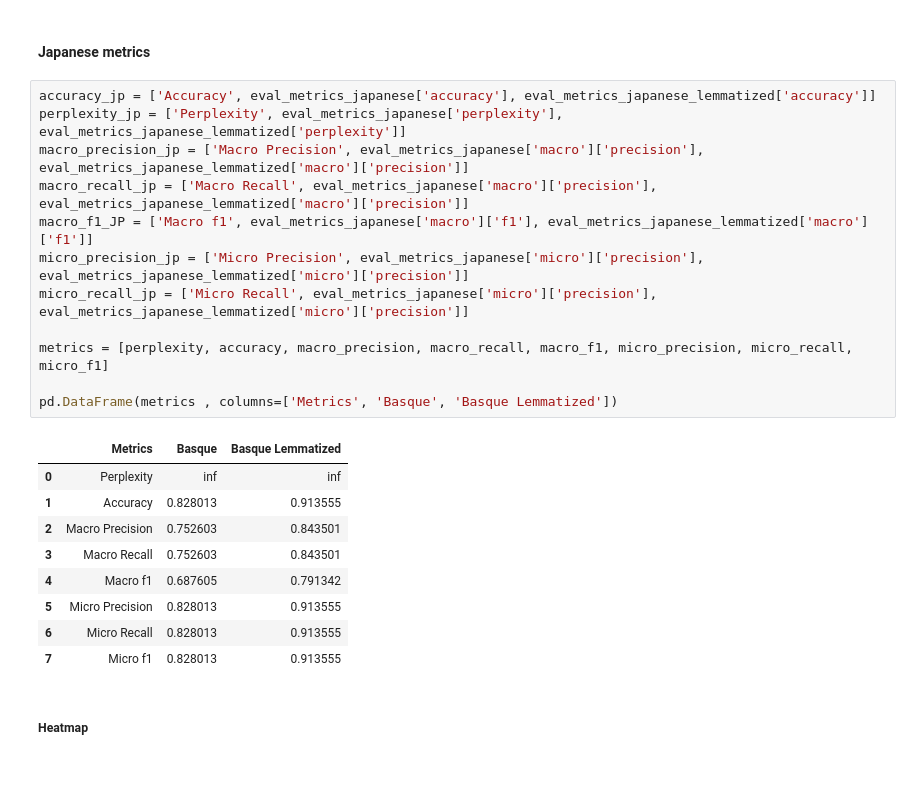
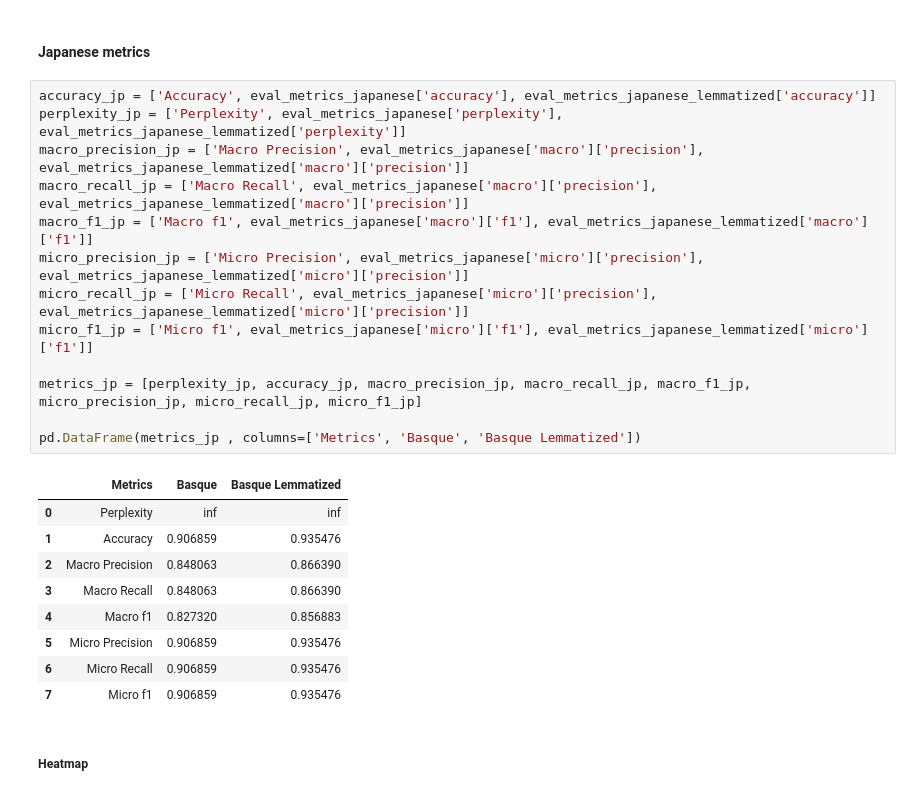
Before and after one commit to Iker0610/Syntax_Proyecto_Grupal_HMM, a Jupyter notebook: notebooks/model_result_analysis.ipynb, the cells around one changed output. Saved outputs shown, nothing was run; the diff lists cells and outputs as text.

Commit message:
Result analysis: japanese error analysis

```diff
--- a/notebooks/model_result_analysis.ipynb
+++ b/notebooks/model_result_analysis.ipynb
@@ -369,25 +386,26 @@ eval_metrics_japanese_lemmatized = evaluate_dataset(japanese_dataset.test.data,
 # %%
 accuracy_jp = ['Accuracy', eval_metrics_japanese['accuracy'], eval_metrics_japanese_lemmatized['accuracy']]
 perplexity_jp = ['Perplexity', eval_metrics_japanese['perplexity'], eval_metrics_japanese_lemmatized['perplexity']]
 macro_precision_jp = ['Macro Precision', eval_metrics_japanese['macro']['precision'], eval_metrics_japanese_lemmatized['macro']['precision']]
 macro_recall_jp = ['Macro Recall', eval_metrics_japanese['macro']['precision'], eval_metrics_japanese_lemmatized['macro']['precision']]
-macro_f1_JP = ['Macro f1', eval_metrics_japanese['macro']['f1'], eval_metrics_japanese_lemmatized['macro']['f1']]
+macro_f1_jp = ['Macro f1', eval_metrics_japanese['macro']['f1'], eval_metrics_japanese_lemmatized['macro']['f1']]
 micro_precision_jp = ['Micro Precision', eval_metrics_japanese['micro']['precision'], eval_metrics_japanese_lemmatized['micro']['precision']]
 micro_recall_jp = ['Micro Recall', eval_metrics_japanese['micro']['precision'], eval_metrics_japanese_lemmatized['micro']['precision']]
+micro_f1_jp = ['Micro f1', eval_metrics_japanese['micro']['f1'], eval_metrics_japanese_lemmatized['micro']['f1']]
 
-metrics = [perplexity, accuracy, macro_precision, macro_recall, macro_f1, micro_precision, micro_recall, micro_f1]
+metrics_jp = [perplexity_jp, accuracy_jp, macro_precision_jp, macro_recall_jp, macro_f1_jp, micro_precision_jp, micro_recall_jp, micro_f1_jp]
 
-pd.DataFrame(metrics , columns=['Metrics', 'Basque', 'Basque Lemmatized'])
+pd.DataFrame(metrics_jp , columns=['Metrics', 'Basque', 'Basque Lemmatized'])
 # %% [output]
 |  | Metrics | Basque | Basque Lemmatized |
 | 0 | Perplexity | inf | inf |
-| 1 | Accuracy | 0.828013 | 0.913555 |
-| 2 | Macro Precision | 0.752603 | 0.843501 |
-| 3 | Macro Recall | 0.752603 | 0.843501 |
-| 4 | Macro f1 | 0.687605 | 0.791342 |
-| 5 | Micro Precision | 0.828013 | 0.913555 |
-| 6 | Micro Recall | 0.828013 | 0.913555 |
-| 7 | Micro f1 | 0.828013 | 0.913555 |
+| 1 | Accuracy | 0.906859 | 0.935476 |
+| 2 | Macro Precision | 0.848063 | 0.866390 |
+| 3 | Macro Recall | 0.848063 | 0.866390 |
+| 4 | Macro f1 | 0.827320 | 0.856883 |
+| 5 | Micro Precision | 0.906859 | 0.935476 |
+| 6 | Micro Recall | 0.906859 | 0.935476 |
+| 7 | Micro f1 | 0.906859 | 0.935476 |
 # %% [markdown]
 ##### Heatmap
 # %%
```
Also changed, not shown: parts of 14 cells of this notebook.
